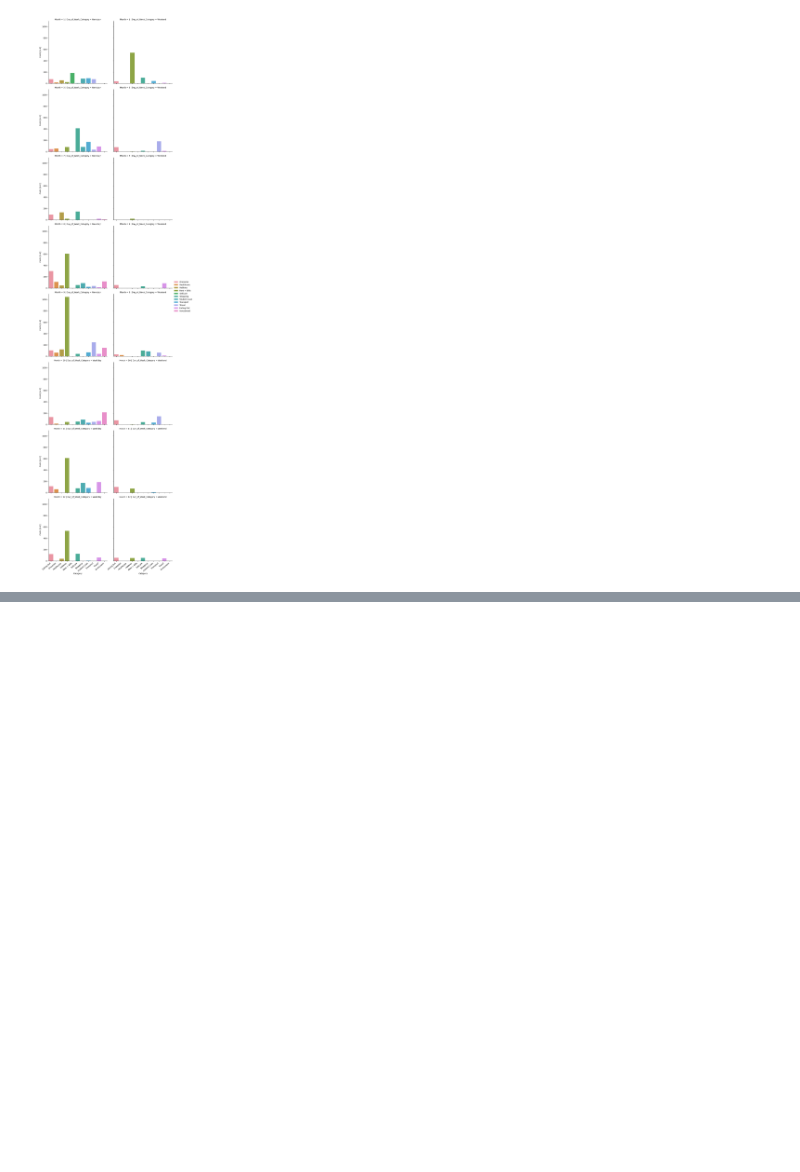
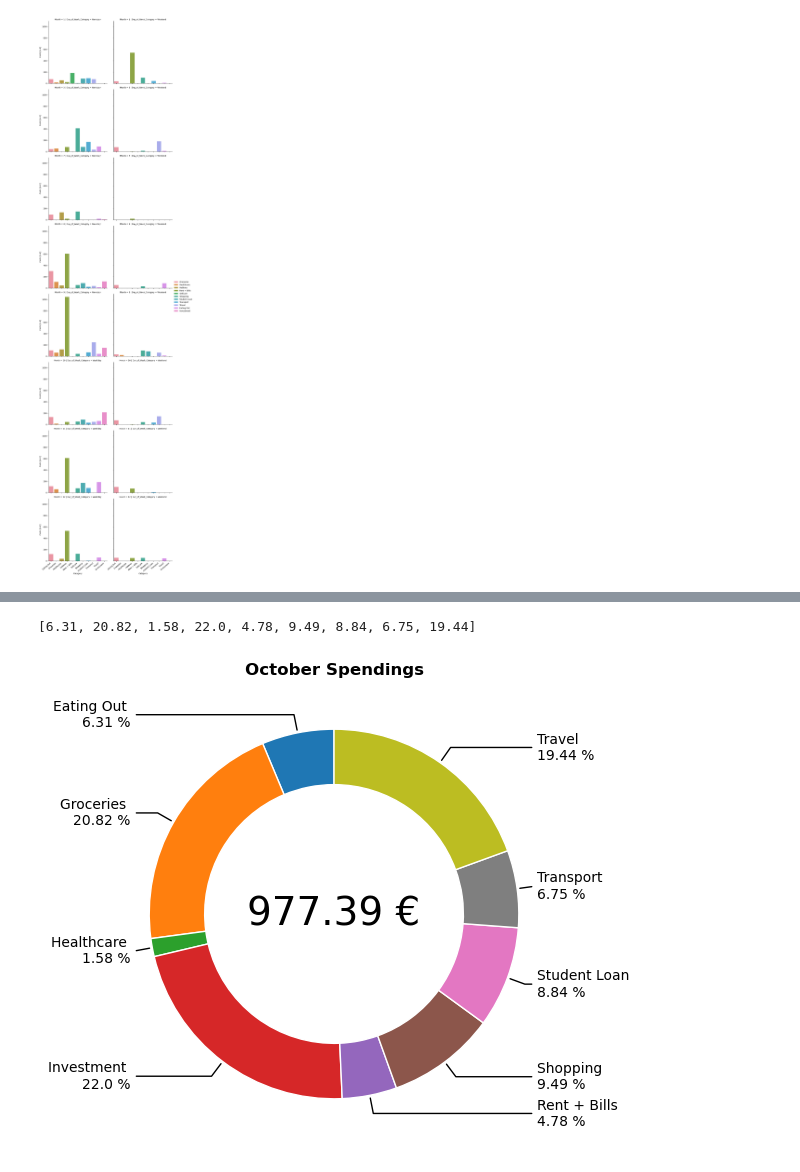
Before and after one commit to TechLabs-Berlin/wt23-sesame, a Jupyter notebook: notebooks/01 - Storytelling.ipynb, the cells around one changed output, grey strips where cells are left out. Cells and saved outputs as stored; diff of their text form; code cells hidden in the pictures; blank space fills up the shorter version.

Commit message:
sample donut pie chart per month, further OCR

```diff
--- a/notebooks/01 - Storytelling.ipynb
+++ b/notebooks/01 - Storytelling.ipynb
@@ -621,0 +644,7 @@ g.add_legend()
+# %%
+filt_Oct = series01["Month"] == 10
+series_Oct= series01[filt_Oct]
+print(series_Oct)
+# %%
+series_Oct = series_Oct.assign(Percentage = lambda x: (x['Cost'] /x["Cost"].sum())*100)
+print(series_Oct)
@@ -621,0 +662,32 @@ g.add_legend()
+# %%
+values_PieChart = round(series_Oct.Percentage,2).to_list()
+# %%
+Cat_names = series_Oct.Category.to_list()
+# %%
+values_PieChart
+# %% [output]
+[6.31, 20.82, 1.58, 22.0, 4.78, 9.49, 8.84, 6.75, 19.44]
+# %%
+#sample plot
+fig, ax = plt.subplots(figsize=(6, 6))
+wedgeprops = {'width':0.3, 'edgecolor':'white', 'linewidth':1}
+wedges,texts = ax.pie([6.31, 20.82, 1.58, 22.0, 4.78, 9.49, 8.84, 6.75, 19.44], wedgeprops=wedgeprops, startangle=90)
+
+kw = dict(arrowprops=dict(arrowstyle="-"), zorder=0, va="center")
+
+for i, p in enumerate(wedges):
+    ang = (p.theta2 - p.theta1)/2. + p.theta1
+    y = np.sin(np.deg2rad(ang))
+    x = np.cos(np.deg2rad(ang))
+    horizontalalignment = {-1: "right", 1: "left"}[int(np.sign(x))]
+    connectionstyle = f"angle,angleA=0,angleB={ang}"
+    kw["arrowprops"].update({"connectionstyle": connectionstyle})
+    ax.annotate("%s \n%s %s" %(Cat_names[i],values_PieChart[i],"%"), xy=(x, y), xytext=(1.1*np.sign(x), 1.1*y),
+                horizontalalignment=horizontalalignment, **kw)
+
+#plt.title('September Spendings', fontsize=24, loc='center')
+plt.text(0, 0, "%s €" %(series_Oct.Cost.sum(),), ha='center', va='center', fontsize=28)
+plt.title("October Spendings",fontweight="bold")
+plt.show()
+# %% [output]
+[figure, added]
```
Also changed, not shown: parts of 4 cells of this notebook, 1 other file.
